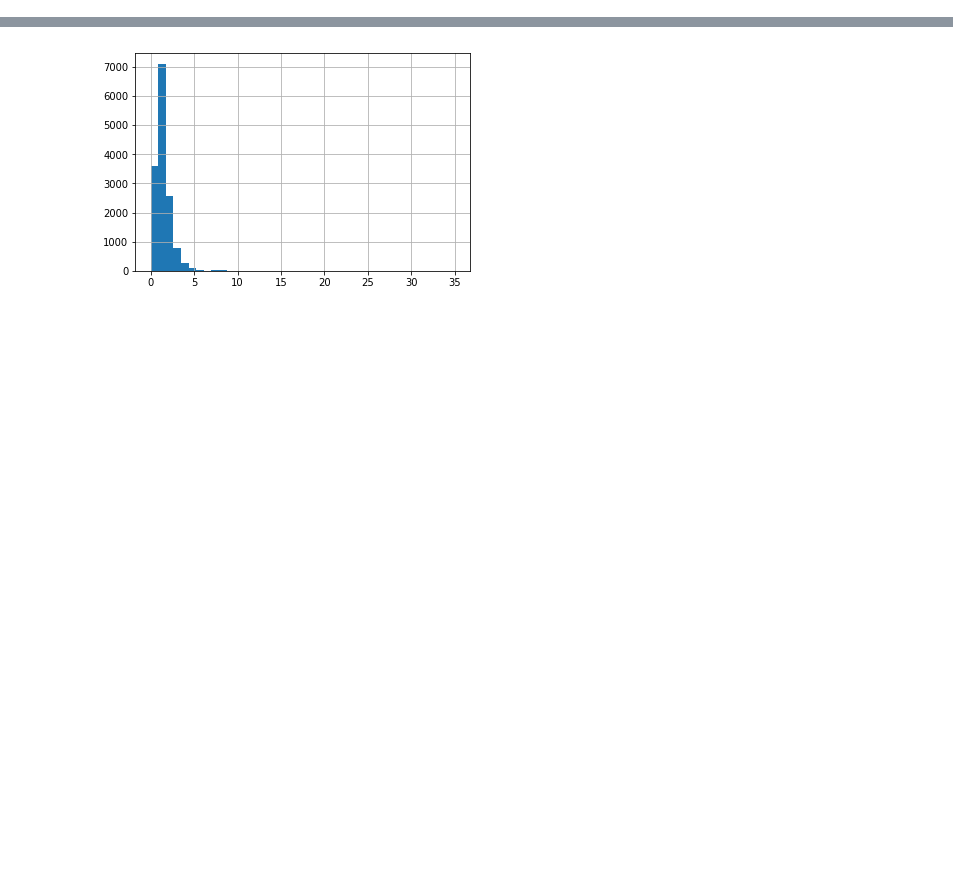
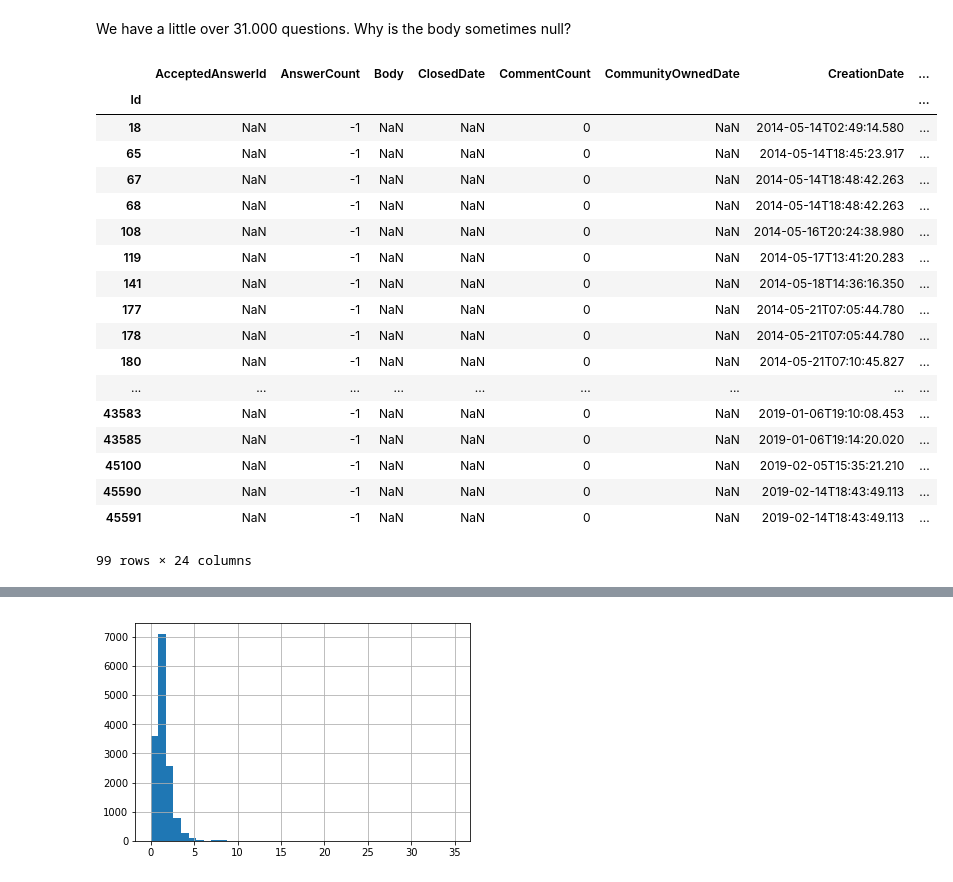
Before and after one commit to hundredblocks/ml-powered-applications, a Jupyter notebook: dataset_exploration.ipynb, the cells around one changed output, grey strips where cells are left out. Drawn from its saved outputs; the diff is of its cells as text; code cells hidden in the pictures; blank space fills up the shorter version.

```diff
--- a/dataset_exploration.ipynb
+++ b/dataset_exploration.ipynb
@@ -15,0 +90,24 @@ sentence_len = [len([word for sent in item["Tokenized"] for word in sent]) for
+# %% [markdown]
+We have a little over 31.000 questions. Why is the body sometimes null?
+# %%
+df[df["Body"].isna()]
+# %% [output]
+|  | AcceptedAnswerId | AnswerCount | Body | ClosedDate | CommentCount | CommunityOwnedDate | CreationDate | ... |
+| Id |  |  |  |  |  |  |  | ... |
+| 18 | NaN | -1 | NaN | NaN | 0 | NaN | 2014-05-14T02:49:14.580 | ... |
+| 65 | NaN | -1 | NaN | NaN | 0 | NaN | 2014-05-14T18:45:23.917 | ... |
+| 67 | NaN | -1 | NaN | NaN | 0 | NaN | 2014-05-14T18:48:42.263 | ... |
+| 68 | NaN | -1 | NaN | NaN | 0 | NaN | 2014-05-14T18:48:42.263 | ... |
+| 108 | NaN | -1 | NaN | NaN | 0 | NaN | 2014-05-16T20:24:38.980 | ... |
+| 119 | NaN | -1 | NaN | NaN | 0 | NaN | 2014-05-17T13:41:20.283 | ... |
+| 141 | NaN | -1 | NaN | NaN | 0 | NaN | 2014-05-18T14:36:16.350 | ... |
+| 177 | NaN | -1 | NaN | NaN | 0 | NaN | 2014-05-21T07:05:44.780 | ... |
+| 178 | NaN | -1 | NaN | NaN | 0 | NaN | 2014-05-21T07:05:44.780 | ... |
+| 180 | NaN | -1 | NaN | NaN | 0 | NaN | 2014-05-21T07:10:45.827 | ... |
+| ... | ... | ... | ... | ... | ... | ... | ... | ... |
+| 43583 | NaN | -1 | NaN | NaN | 0 | NaN | 2019-01-06T19:10:08.453 | ... |
+| 43585 | NaN | -1 | NaN | NaN | 0 | NaN | 2019-01-06T19:14:20.020 | ... |
+| 45100 | NaN | -1 | NaN | NaN | 0 | NaN | 2019-02-05T15:35:21.210 | ... |
+| 45590 | NaN | -1 | NaN | NaN | 0 | NaN | 2019-02-14T18:43:49.113 | ... |
+| 45591 | NaN | -1 | NaN | NaN | 0 | NaN | 2019-02-14T18:43:49.113 | ... |
+99 rows × 24 columns
```
Also changed, not shown: parts of 24 cells of this notebook.
